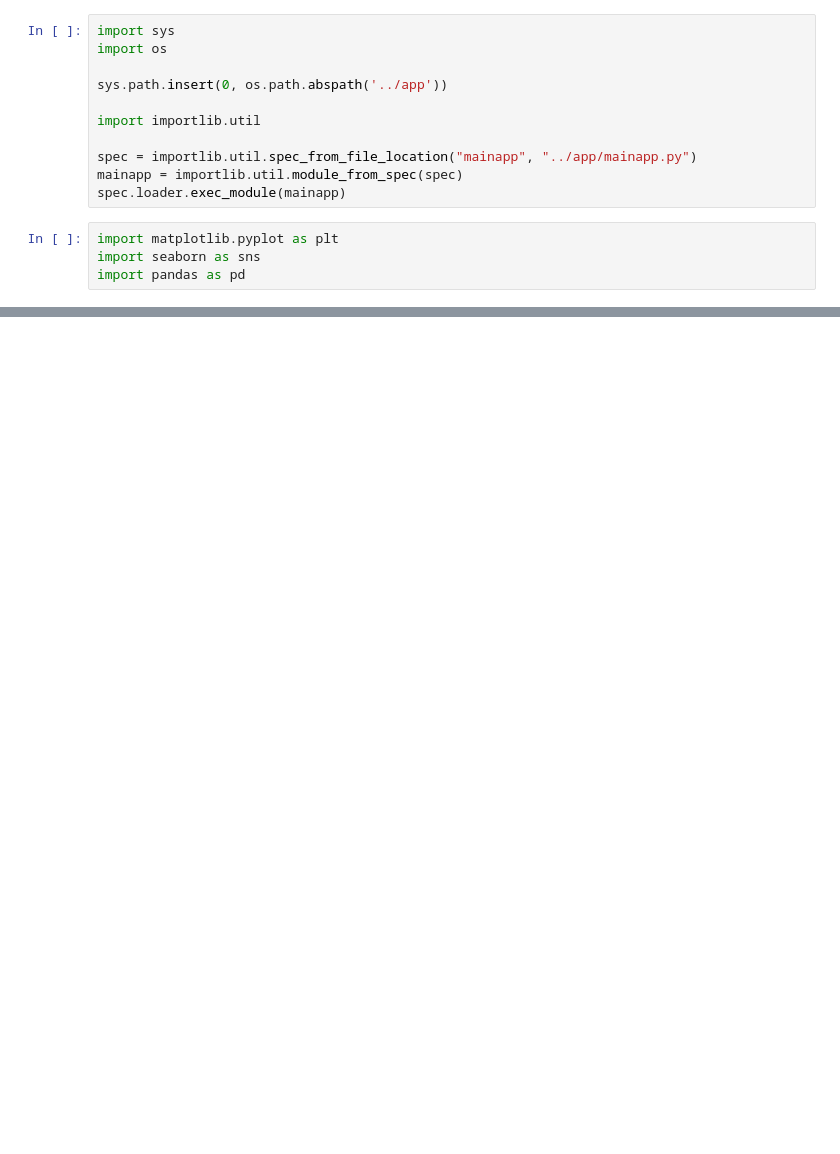
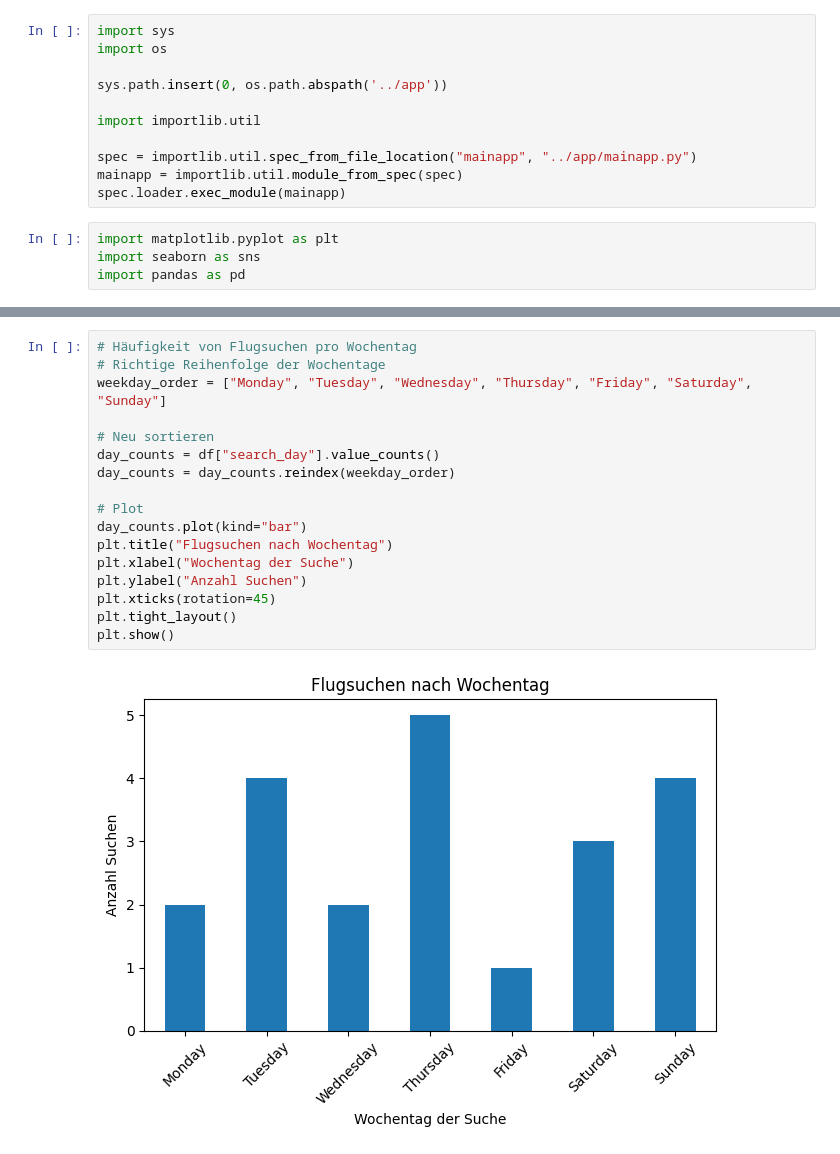
Before and after one commit to bingesam/group01_flights, a Jupyter notebook: flugpreis-analyse-sp2025/notebooks/flugpreis_analyse.ipynb, the cells around one changed output, grey strips where cells are left out. Cells and saved outputs as stored; diff of their text form; blank space fills up the shorter version.

```diff
--- a/flugpreis-analyse-sp2025/notebooks/flugpreis_analyse.ipynb
+++ b/flugpreis-analyse-sp2025/notebooks/flugpreis_analyse.ipynb
@@ -50,3 +56,22 @@ plt.show()
+# %%
+# Häufigkeit von Flugsuchen pro Wochentag
+# Richtige Reihenfolge der Wochentage
+weekday_order = ["Monday", "Tuesday", "Wednesday", "Thursday", "Friday", "Saturday", "Sunday"]
+
+# Neu sortieren
+day_counts = df["search_day"].value_counts()
+day_counts = day_counts.reindex(weekday_order)
+
+# Plot
+day_counts.plot(kind="bar")
+plt.title("Flugsuchen nach Wochentag")
+plt.xlabel("Wochentag der Suche")
+plt.ylabel("Anzahl Suchen")
+plt.xticks(rotation=45)
+plt.tight_layout()
+plt.show()
+# %% [output]
+[figure, added]
 # %%
 weekday_avg = mainapp.compare_weekday_prices(df)
 print("\nDurchschnittliche Preise pro Wochentag:")
```
Also changed, not shown: parts of 5 cells of this notebook, 1 other file.
